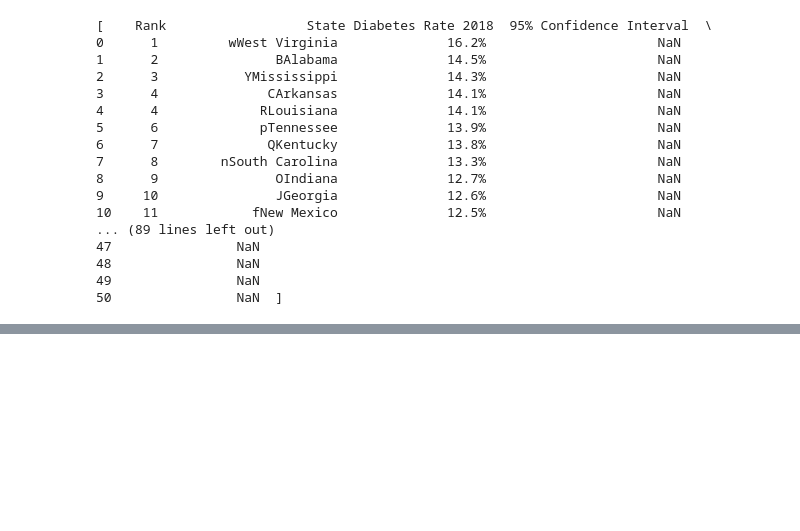
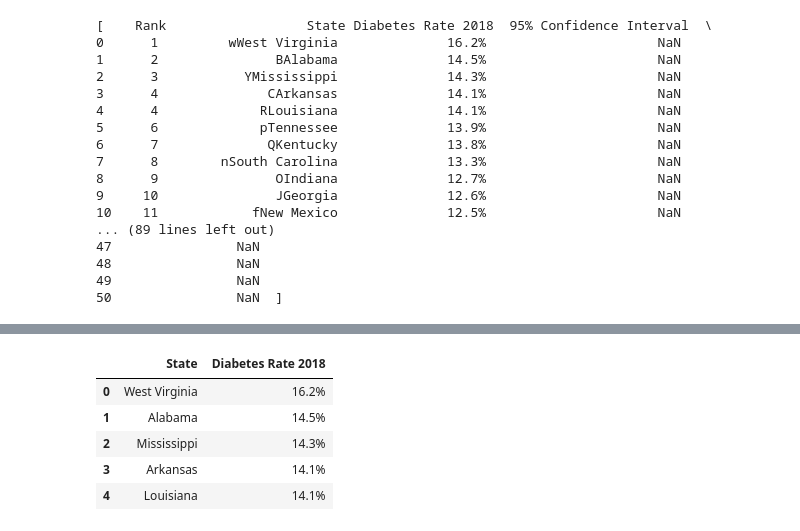
Before and after one commit to jsialcalde/Project2_CandyStore, a Jupyter notebook: scrape_diabetes.ipynb, the cells around one changed output, grey strips where cells are left out. Saved outputs shown, nothing was run; the diff lists cells and outputs as text; code cells hidden in the pictures; blank space fills up the shorter version.

Commit message:
cleaned up diabetes table and outputted to CSV

```diff
--- a/scrape_diabetes.ipynb
+++ b/scrape_diabetes.ipynb
@@ -46,8 +56,8 @@ print(soup.prettify())
 # URL of page to be scraped
 url = 'diabetes.html'
 
-tables = pd.read_html(url)
-print(tables)
+diabetesTables = pd.read_html(url)
+print(diabetesTables)
 # %% [output]
 [    Rank                  State Diabetes Rate 2018  95% Confidence Interval  \
 0      1         wWest Virginia              16.2%                      NaN
@@ -89,0 +79,3 @@ factDF
+# %%
+diabetesDF = diabetesTables[0]
+diabetesDF
@@ -89,0 +100,15 @@ factDF
+# %%
+#clean up state names
+diabetesDF.State = diabetesDF.State.str[1:]
+# %%
+# drop columns we don't need
+diabetesDF = diabetesDF.drop(['Rank','95% Confidence Interval','Trend 1990 - 2018'],axis='columns')
+# %%
+diabetesDF.head()
+# %% [output]
+|  | State | Diabetes Rate 2018 |
+| 0 | West Virginia | 16.2% |
+| 1 | Alabama | 14.5% |
+| 2 | Mississippi | 14.3% |
+| 3 | Arkansas | 14.1% |
+| 4 | Louisiana | 14.1% |
```
Also changed, not shown: parts of 11 cells of this notebook, 2 other files.
